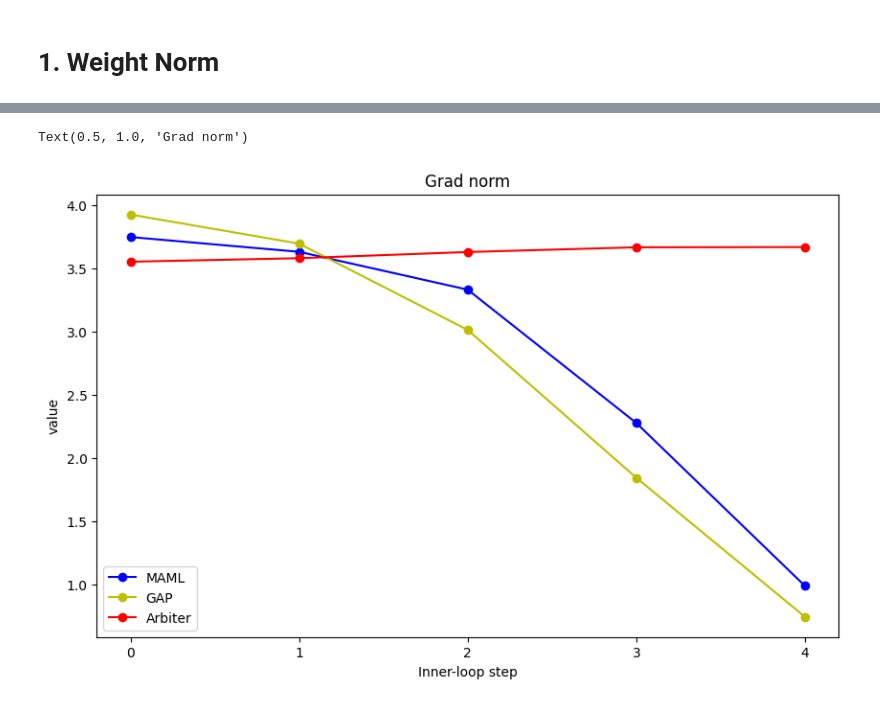
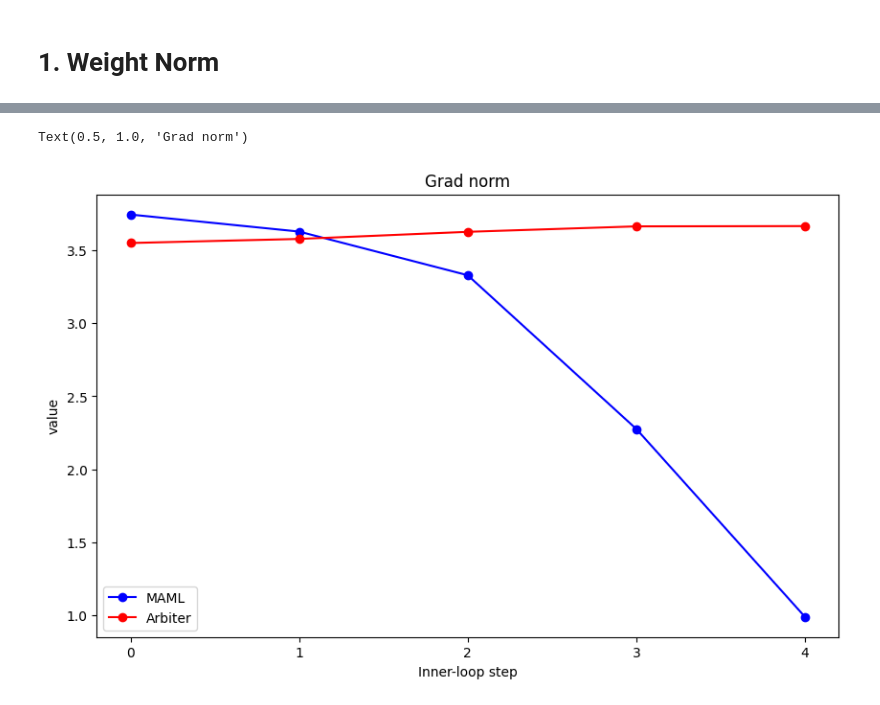
Before and after one commit to SKKUJMLim/MAML, a Jupyter notebook: Test_jupyternotebook/Analytics_integration_Step_ablation.ipynb, the cells around one changed output, grey strips where cells are left out. Saved outputs shown, nothing was run; the diff lists cells and outputs as text; code cells hidden in the pictures.

```diff
--- a/Test_jupyternotebook/Analytics_integration_Step_ablation.ipynb
+++ b/Test_jupyternotebook/Analytics_integration_Step_ablation.ipynb
@@ -142,40 +119,36 @@ for name, group in maml_per_inner_loop_step:
 x = range(len(group_names))
 
 maml_mean_df = maml_per_inner_loop_step['all_grads_l2norm'].mean()
-gap_mean_df = gap_per_inner_loop_step['all_grads_l2norm'].mean()
 arbiter_mean_df = arbiter_per_inner_loop_step['all_grads_l2norm'].mean()
 arbiter_withoutWN_mean_df = arbiter_withoutWN_per_inner_loop_step['all_grads_l2norm'].mean()
 arbiter_withoutGN_mean_df = arbiter_withoutGN_per_inner_loop_step['all_grads_l2norm'].mean()
 
 maml_means = maml_mean_df.values
-gap_mean_df = gap_mean_df.values
 arbiter_means = arbiter_mean_df.values
 arbiter_withoutWN_means = arbiter_withoutWN_mean_df.values
 arbiter_withoutGN_means = arbiter_withoutGN_mean_df.values
 
 # 데이터에 로그 변환 적용
 maml_means = np.log(maml_means)
-gap_mean_df = np.log(gap_mean_df)
 arbiter_means = np.log(arbiter_means)
 arbiter_withoutWN_means = np.log(arbiter_withoutWN_means)
 arbiter_withoutGN_means = np.log(arbiter_withoutGN_means)
 
 # 꺾은선 그래프를 그립니다
 plt.figure(figsize=(10, 6))
 plt.plot(x, maml_means, '-o', color='b', label='MAML')
-plt.plot(x, gap_mean_df, '-o', color='y', label='GAP')
 plt.plot(x, arbiter_means, '-o', color='r', label='Arbiter')
 # plt.plot(x, arbiter_withoutWN_means, '-o', color='g', label='Arbiter_withoutWN')
 # plt.plot(x, arbiter_withoutGN_means, '-o', color='violet', label='Arbiter_withoutGN')
 
 plt.legend()
 plt.xticks(x, group_names)
 plt.xlabel('Inner-loop step')
 plt.ylabel('value')
 plt.title('Grad norm')
 # %% [output]
 Text(0.5, 1.0, 'Grad norm')
-[figure, old version]
+[figure, new version]
 # %%
 group_names = []
 
```
Also changed, not shown: parts of 11 cells of this notebook, 2 other files.
